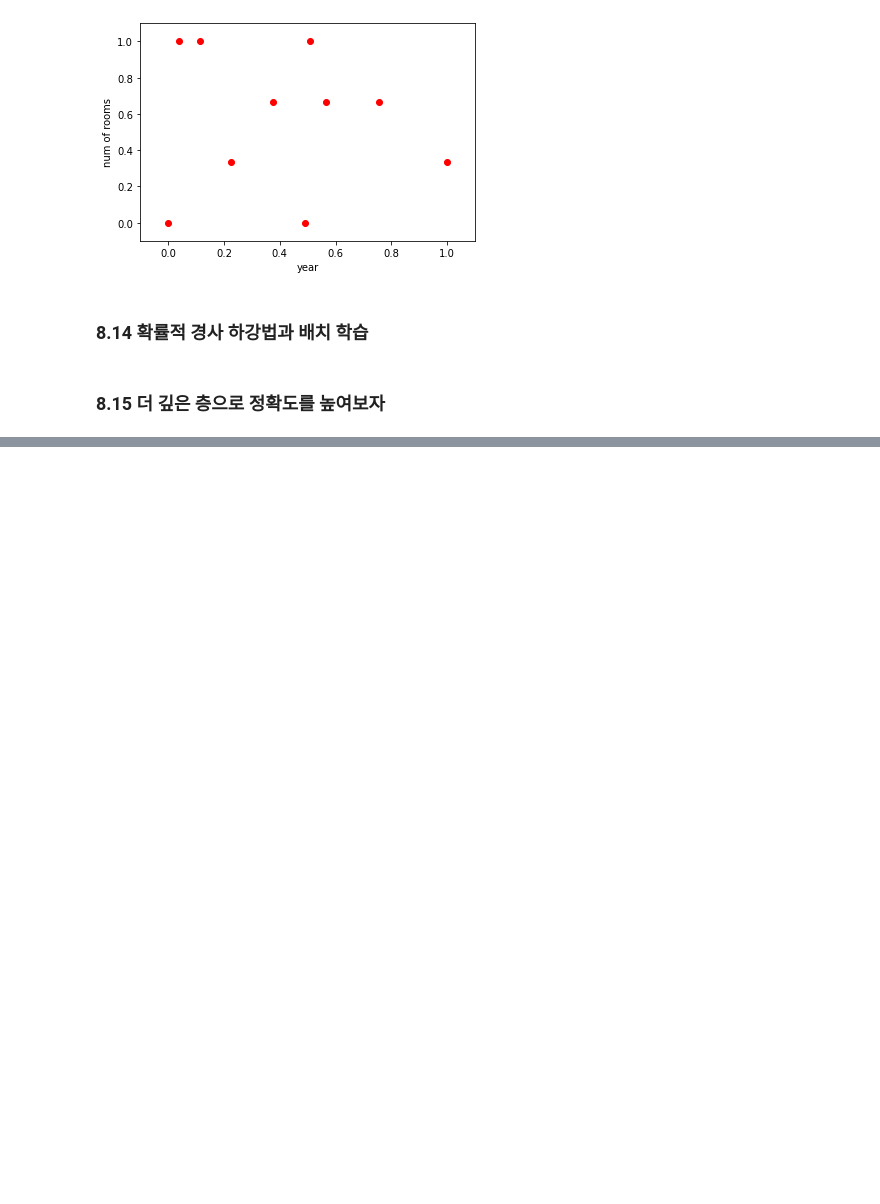
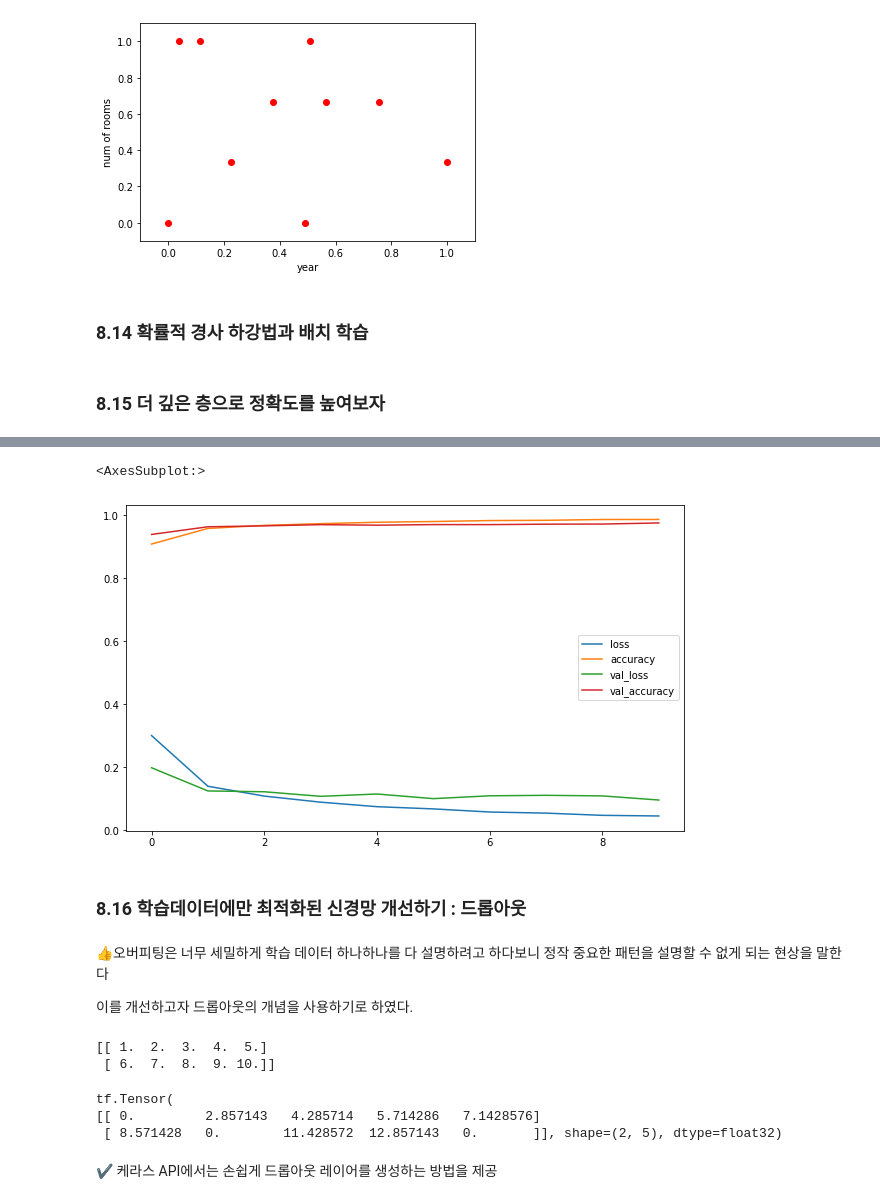
Before and after one commit to soeunida/chapter_eight, a Jupyter notebook: ch08.ipynb, the cells around one changed output, grey strips where cells are left out. Saved outputs shown, nothing was run; the diff lists cells and outputs as text; code cells hidden in the pictures; blank space fills up the shorter version.

```diff
--- a/ch08.ipynb
+++ b/ch08.ipynb
@@ -309,0 +376,15 @@ Text(0, 0.5, 'num of rooms')
+# %%
+# 더 많은 층을 가진 신경망 모델 만들기
+model = keras.models.Sequential( [
+    keras.layers.Flatten(input_shape = (28, 28)),
+    keras.layers.Dense(64, activation = 'relu'),
+    keras.layers.Dense(64, activation = 'relu'),
+    keras.layers.Dense(64, activation = 'relu'),
+    keras.layers.Dense(64, activation = 'relu'),
+    keras.layers.Dense(64, activation = 'relu'),
+    keras.layers.Dense(64, activation = 'relu'),
+    keras.layers.Dense(10, activation = 'softmax'),
+])
+model.compile(optimizer='adam', loss='sparse_categorical_crossentropy', metrics=['accuracy'])
+
+history = model.fit(x_train, y_train, epochs = 10, validation_data = (x_test, y_test))
@@ -309,0 +428,28 @@ Text(0, 0.5, 'num of rooms')
+# %%
+import pandas as pd
+pd.DataFrame(history.history).plot(figsize = (10, 6))
+# %% [output]
+<AxesSubplot:>
+[figure, added]
+# %% [markdown]
+### 8.16 학습데이터에만 최적화된 신경망 개선하기 : 드롭아웃
+# %% [markdown]
+ 👍오버피팅은 너무 세밀하게 학습 데이터 하나하나를 다 설명하려고 하다보니 정작 중요한 패턴을 설명할 수 없게 되는 현상을 말한다
+
+ 이를 개선하고자 드롭아웃의 개념을 사용하기로 하였다.
+# %%
+data = np.arange(1, 11).reshape(2, 5).astype(np.float32)
+print(data)
+# %% [output]
+[[ 1.  2.  3.  4.  5.]
+ [ 6.  7.  8.  9. 10.]]
+# %%
+layer = tf.keras.layers.Dropout(.3, input_shape = (2, ))
+outputs = layer(data, training=True)
+print(outputs)
+# %% [output]
+tf.Tensor(
+[[ 0.         2.857143   4.285714   5.714286   7.1428576]
+ [ 8.571428   0.        11.428572  12.857143   0.       ]], shape=(2, 5), dtype=float32)
+# %% [markdown]
+✔ 케라스 API에서는 손쉽게 드롭아웃 레이어를 생성하는 방법을 제공
```
Also changed, not shown: parts of 28 cells of this notebook.
